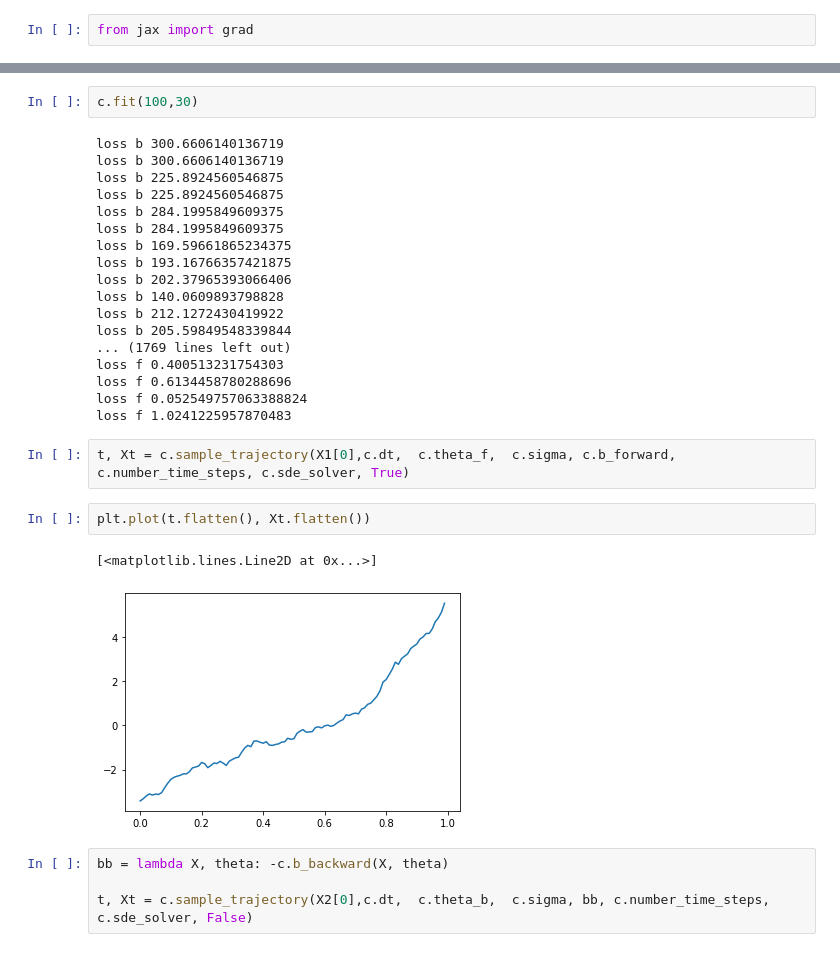
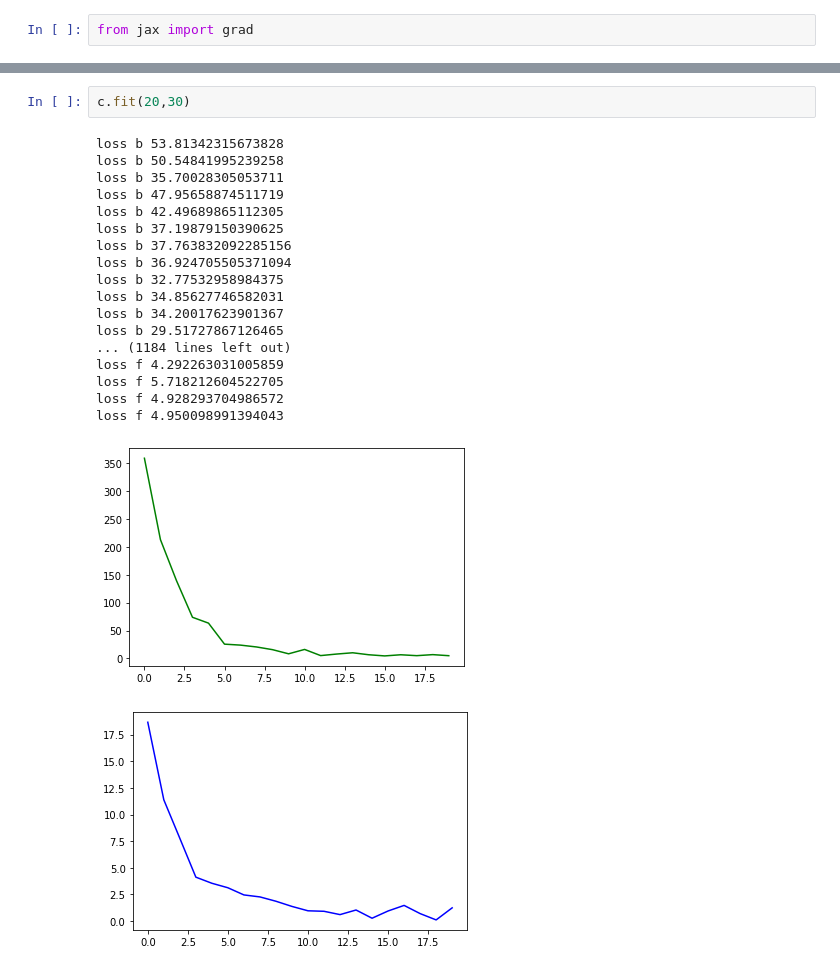
Before and after one commit to franciscovargas/SC-IPFP, a Jupyter notebook: notebooks/test_forwards_backwards-vmap.ipynb, the cells around one changed output, grey strips where cells are left out. Saved outputs shown, nothing was run; the diff lists cells and outputs as text.

```diff
--- a/notebooks/test_forwards_backwards-vmap.ipynb
+++ b/notebooks/test_forwards_backwards-vmap.ipynb
@@ -417,31 +391,22 @@ Wall time: 1.93 s
 # %%
-c.fit(100,30)
+c.fit(20,30)
 # %% [output]
-loss b 300.6606140136719
-loss b 300.6606140136719
-loss b 225.8924560546875
-loss b 225.8924560546875
-loss b 284.1995849609375
-loss b 284.1995849609375
-loss b 169.59661865234375
-loss b 193.16766357421875
-loss b 202.37965393066406
-loss b 140.0609893798828
-loss b 212.1272430419922
-loss b 205.59849548339844
-... (1769 lines left out)
-loss f 0.400513231754303
-loss f 0.6134458780288696
-loss f 0.052549757063388824
-loss f 1.0241225957870483
+loss b 53.81342315673828
+loss b 50.54841995239258
+loss b 35.70028305053711
+loss b 47.95658874511719
+loss b 42.49689865112305
+loss b 37.19879150390625
+loss b 37.763832092285156
+loss b 36.924705505371094
+loss b 32.77532958984375
+loss b 34.85627746582031
+loss b 34.20017623901367
+loss b 29.51727867126465
+... (1184 lines left out)
+loss f 4.292263031005859
+loss f 5.718212604522705
+loss f 4.928293704986572
+loss f 4.950098991394043
+[figure, added]
+[figure, added]
-# %%
-t, Xt = c.sample_trajectory(X1[0],c.dt,  c.theta_f,  c.sigma, c.b_forward, c.number_time_steps, c.sde_solver, True)
-# %%
-plt.plot(t.flatten(), Xt.flatten())
-# %% [output]
-[<matplotlib.lines.Line2D at 0x...>]
-[figure, removed]
-# %%
-bb = lambda X, theta: -c.b_backward(X, theta)
-
-t, Xt = c.sample_trajectory(X2[0],c.dt,  c.theta_b,  c.sigma, bb, c.number_time_steps, c.sde_solver, False)
```
Also changed, not shown: parts of 32 cells of this notebook, 1 other file.
